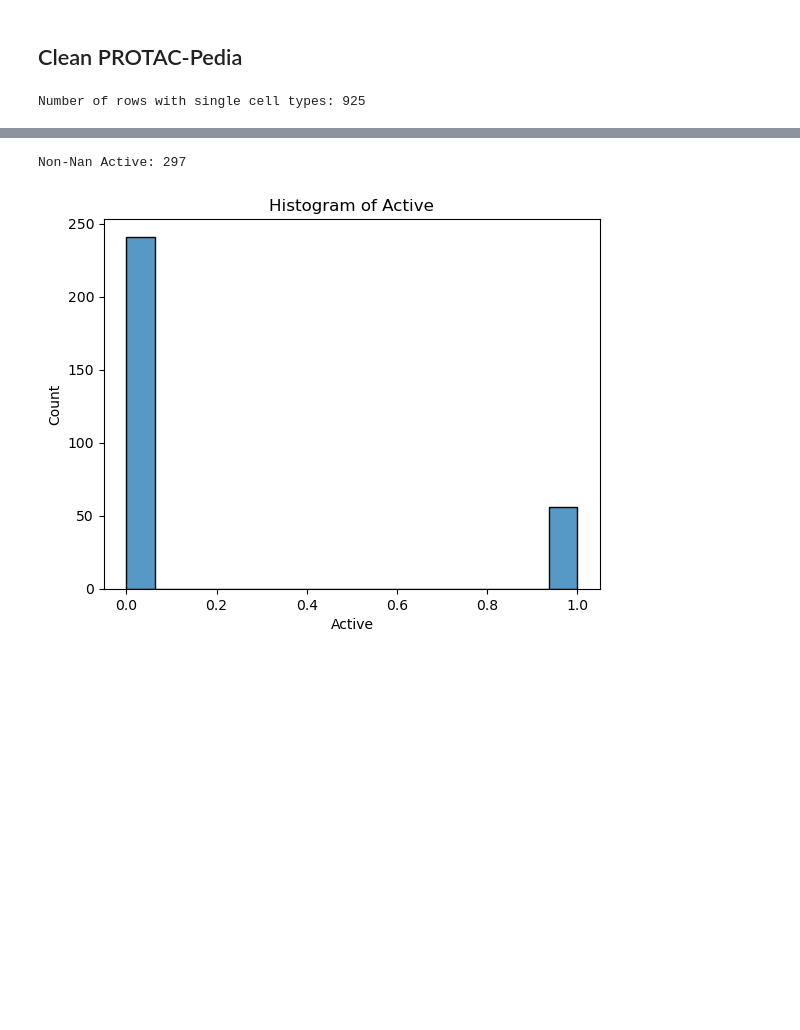
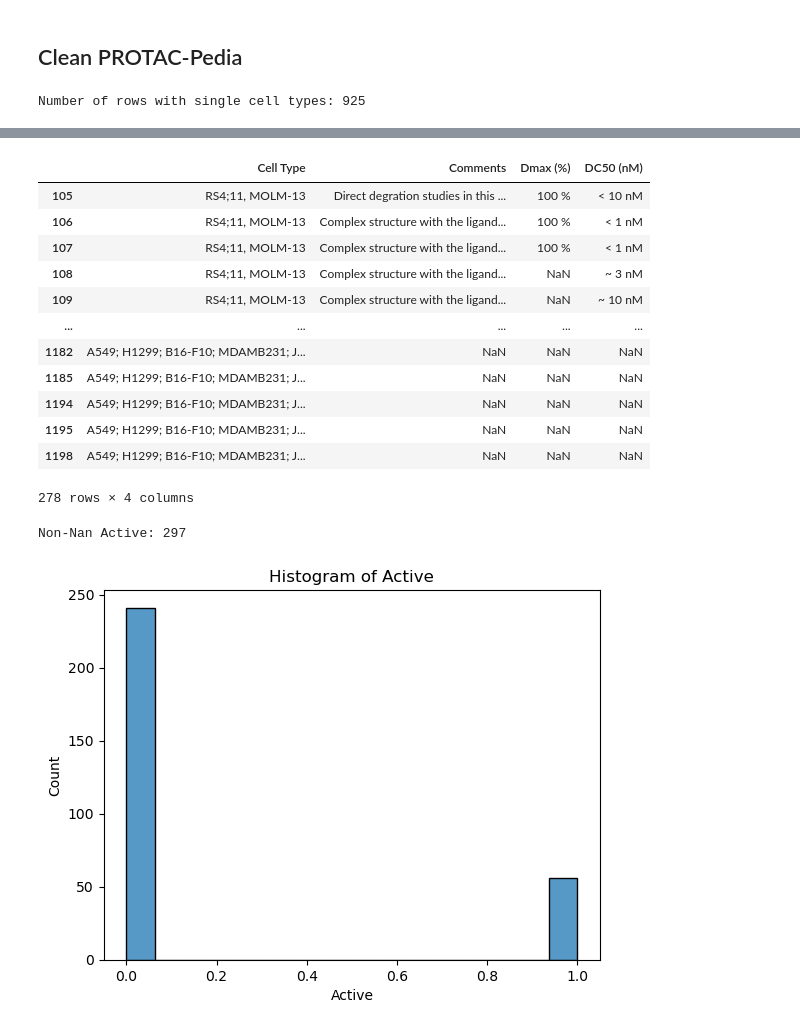
Before and after one commit to ribesstefano/PROTAC-Degradation-Predictor, a Jupyter notebook: notebooks/data_curation.ipynb, the cells around one changed output, grey strips where cells are left out. Drawn from its saved outputs; the diff is of its cells as text; code cells hidden in the pictures; blank space fills up the shorter version.

```diff
--- a/notebooks/data_curation.ipynb
+++ b/notebooks/data_curation.ipynb
@@ -287,6 +287,7 @@ protac_pedia_df = protac_pedia_df.rename(columns=old2new)
 # Rename Cereblon to CRBN in E3 Ligase column
 protac_pedia_df['E3 Ligase'] = protac_pedia_df['E3 Ligase'].replace(
     'Cereblon', 'CRBN')
+protac_pedia_df['E3 Ligase'] = protac_pedia_df['E3 Ligase'].str.replace('Iap', 'IAP')
 # %%
 # Get all rows that do not contain ", " nor "; " in "Cell Type" column
 multiple_cells_idx = protac_pedia_df['Cell Type'].str.contains(
@@ -297,6 +298,8 @@ protac_pedia_df[multiple_cells_idx & ~
                 nan_comments_idx][['Compound ID', 'Cell Type', 'Comments', 'DC50 (nM)', 'Dmax (%)']].to_csv(
                     os.path.join(data_dir, 'processed', 'multiple_cell_types.csv'), index=False)
 
+multiple_cells_df = protac_pedia_df[multiple_cells_idx].copy()
+
 protac_pedia_df = protac_pedia_df[~multiple_cells_idx]
 print(f'Number of rows with single cell types: {len(protac_pedia_df)}')
 # %% [output]
@@ -304,3 +377,19 @@ Number of rows with single cell types: 925
+# %%
+multiple_cells_df[['Cell Type', 'Comments', 'Dmax (%)', 'DC50 (nM)']]
+# %% [output]
+|  | Cell Type | Comments | Dmax (%) | DC50 (nM) |
+| 105 | RS4;11, MOLM-13 | Direct degration studies in this ... | 100 % | < 10 nM |
+| 106 | RS4;11, MOLM-13 | Complex structure with the ligand... | 100 % | < 1 nM |
+| 107 | RS4;11, MOLM-13 | Complex structure with the ligand... | 100 % | < 1 nM |
+| 108 | RS4;11, MOLM-13 | Complex structure with the ligand... | NaN | ~ 3 nM |
+| 109 | RS4;11, MOLM-13 | Complex structure with the ligand... | NaN | ~ 10 nM |
+| ... | ... | ... | ... | ... |
+| 1182 | A549; H1299; B16-F10; MDAMB231; J... | NaN | NaN | NaN |
+| 1185 | A549; H1299; B16-F10; MDAMB231; J... | NaN | NaN | NaN |
+| 1194 | A549; H1299; B16-F10; MDAMB231; J... | NaN | NaN | NaN |
+| 1195 | A549; H1299; B16-F10; MDAMB231; J... | NaN | NaN | NaN |
+| 1198 | A549; H1299; B16-F10; MDAMB231; J... | NaN | NaN | NaN |
+278 rows × 4 columns
 # %%
 def convert_mole_to_nM(s: str) -> float:
     """ Clean a string by removing <, >, =, NaN, and ranges like 100-200. Then convert to nM.
```
Also changed, not shown: parts of 3 cells of this notebook.
